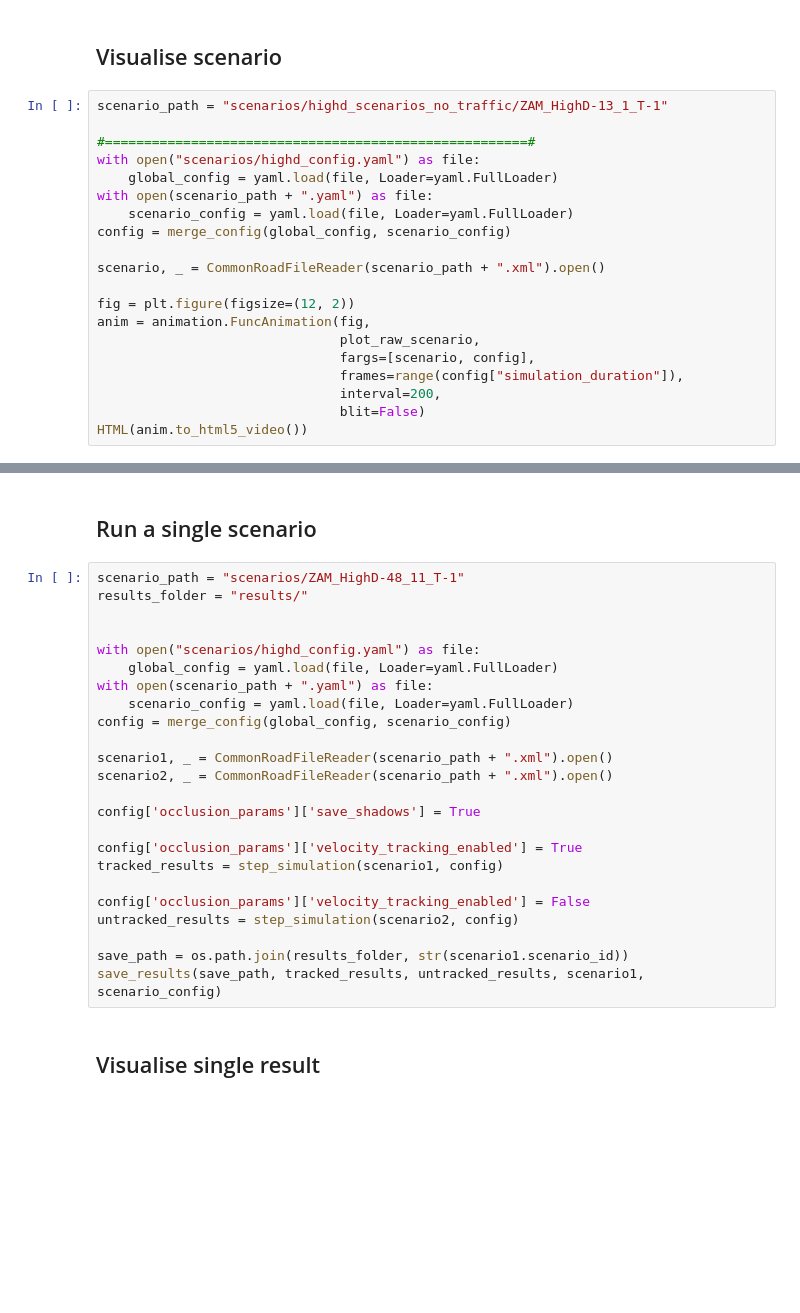
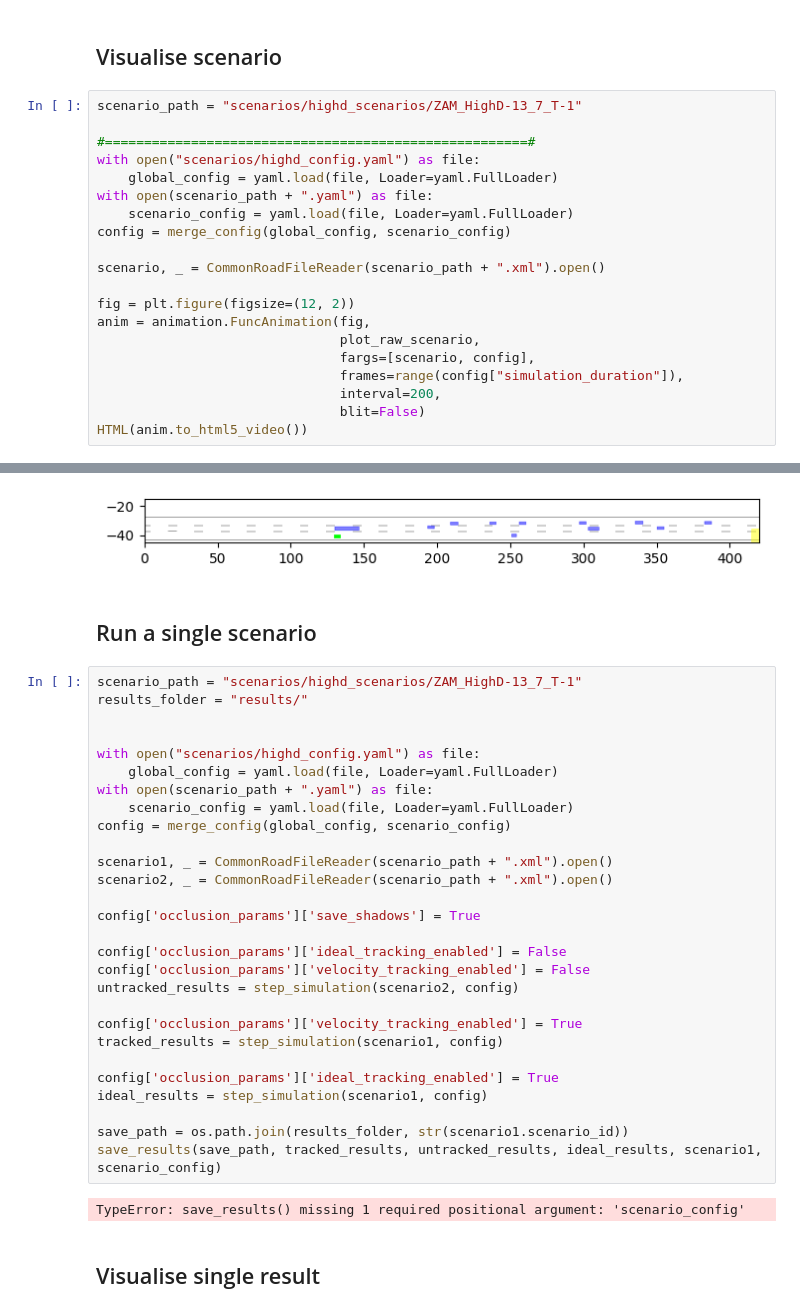
Before and after one commit to haastregt/occlusion_tracking, a Jupyter notebook: highd_scenarios.ipynb, the cells around one changed output, grey strips where cells are left out. Cells and saved outputs as stored; diff of their text form; blank space fills up the shorter version.

```diff
--- a/highd_scenarios.ipynb
+++ b/highd_scenarios.ipynb
@@ -34,7 +34,7 @@ def plot_result_scenario(time_step, ego_vehicle, scenarios, sensor_views):
 # %% [markdown]
 ## Visualise scenario
 # %%
-scenario_path = "scenarios/highd_scenarios_no_traffic/ZAM_HighD-13_1_T-1"
+scenario_path = "scenarios/highd_scenarios/ZAM_HighD-13_7_T-1"
 
 #======================================================#
 with open("scenarios/highd_config.yaml") as file:
@@ -53,3 +53,4 @@ anim = animation.FuncAnimation(fig,
                                interval=200,
                                blit=False)
 HTML(anim.to_html5_video())
+# %% [output]
@@ -56,7 +58,8 @@ HTML(anim.to_html5_video())
+[figure, added]
 # %% [markdown]
 ## Run a single scenario
 # %%
-scenario_path = "scenarios/ZAM_HighD-48_11_T-1"
+scenario_path = "scenarios/highd_scenarios/ZAM_HighD-13_7_T-1"
 results_folder = "results/"
 
 
@@ -71,14 +74,20 @@ scenario2, _ = CommonRoadFileReader(scenario_path + ".xml").open()
 
 config['occlusion_params']['save_shadows'] = True
 
+config['occlusion_params']['ideal_tracking_enabled'] = False
+config['occlusion_params']['velocity_tracking_enabled'] = False
+untracked_results = step_simulation(scenario2, config)
+
 config['occlusion_params']['velocity_tracking_enabled'] = True
 tracked_results = step_simulation(scenario1, config)
 
-config['occlusion_params']['velocity_tracking_enabled'] = False
-untracked_results = step_simulation(scenario2, config)
+config['occlusion_params']['ideal_tracking_enabled'] = True
+ideal_results = step_simulation(scenario1, config)
 
 save_path = os.path.join(results_folder, str(scenario1.scenario_id))
-save_results(save_path, tracked_results, untracked_results, scenario1, scenario_config)
+save_results(save_path, tracked_results, untracked_results, ideal_results, scenario1, scenario_config)
+# %% [output]
+TypeError: save_results() missing 1 required positional argument: 'scenario_config'
 # %% [markdown]
 ## Visualise single result
 # %%
```
Also changed, not shown: parts of 14 cells of this notebook, 3 other files.
